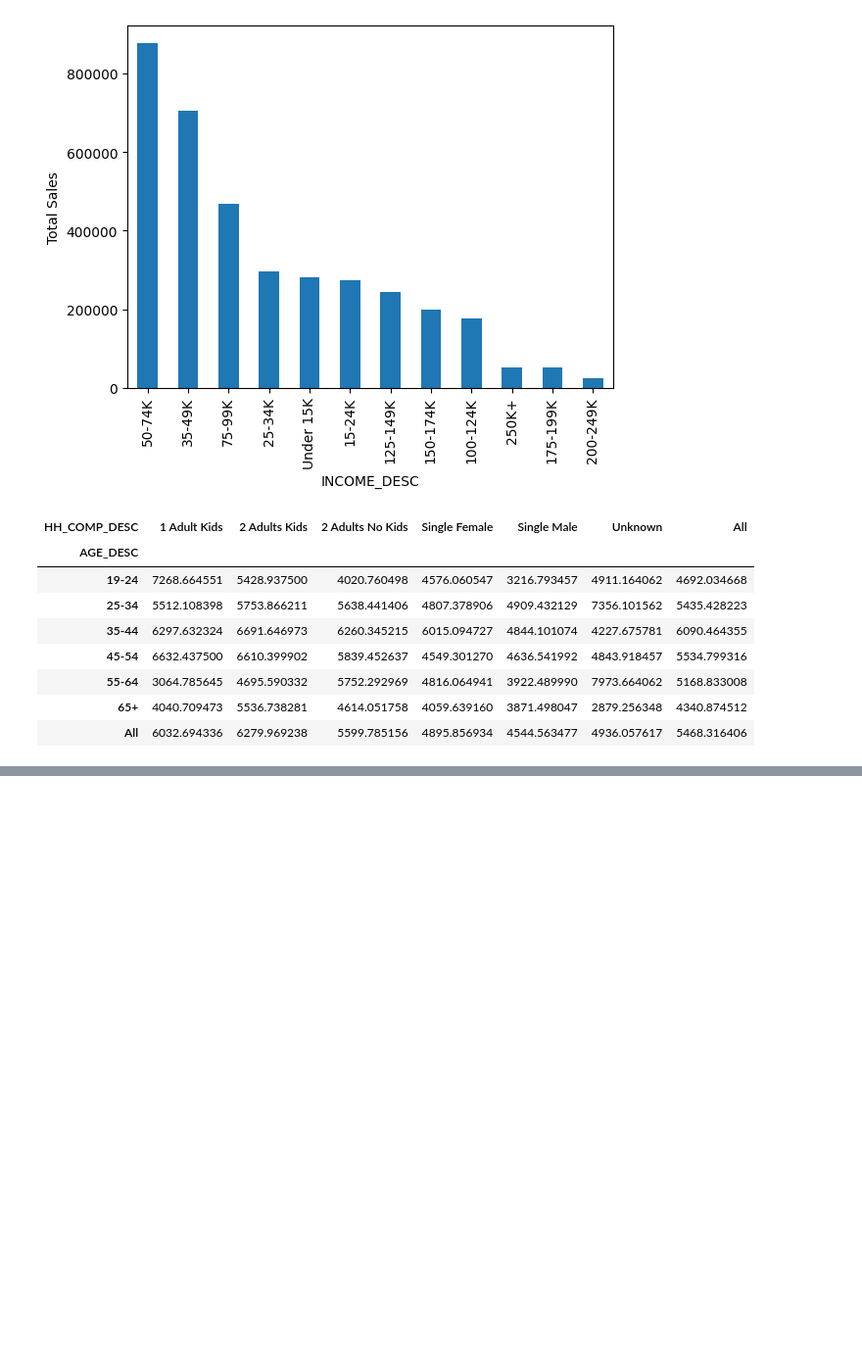
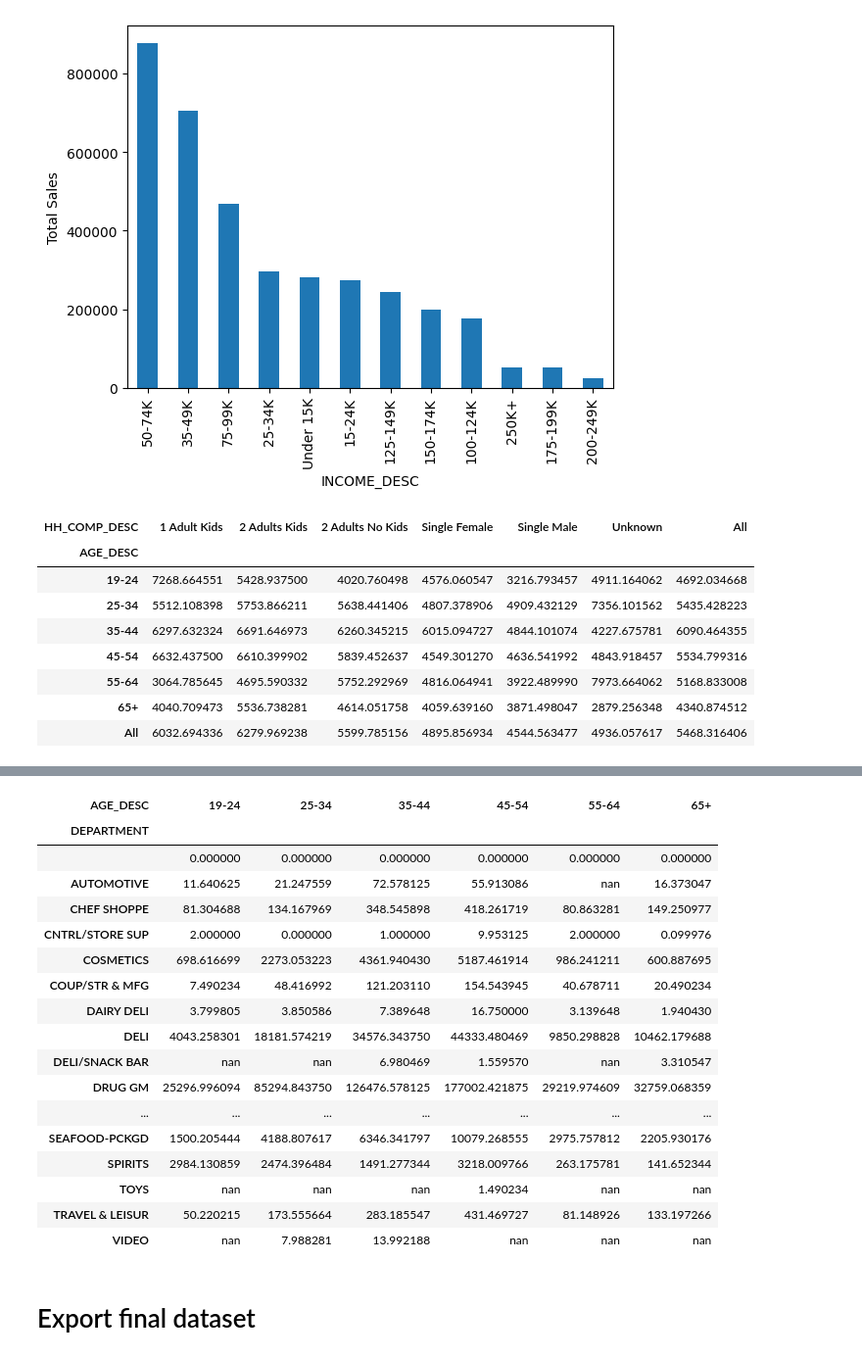
Before and after one commit to Mayar9/Mega_Market, a Jupyter notebook: Acquisition_target_data.ipynb, the cells around one changed output, grey strips where cells are left out. Shown at 98% size. Saved outputs shown, nothing was run; the diff lists cells and outputs as text; code cells hidden in the pictures; blank space fills up the shorter version.

Commit message:
Product Demographics Sales Analysis

```diff
--- a/Acquisition_target_data.ipynb
+++ b/Acquisition_target_data.ipynb
@@ -810,0 +823,6 @@ transactions_demograph.pivot_table(index='AGE_DESC', columns='HH_COMP_DESC', val
+# %%
+products = pd.read_csv(r'E:\MegaMarket_Project\megaMarket\changes\Maven CSV - NPz files\product.csv',
+            delimiter=',',
+            usecols=['PRODUCT_ID', 'DEPARTMENT'])
+
+products.head()
@@ -810,0 +885,3 @@ transactions_demograph.pivot_table(index='AGE_DESC', columns='HH_COMP_DESC', val
+# %%
+merged_dataset = transactions_df.merge(products, how='inner', left_on='PRODUCT_ID', right_on='PRODUCT_ID').merge(demographic, how='inner', left_on='household_key', right_on='household_key')
+merged_dataset
@@ -810,0 +922,25 @@ transactions_demograph.pivot_table(index='AGE_DESC', columns='HH_COMP_DESC', val
+# %%
+'''pivot the fully joined dataframe by AGE_DESC and DEPARTMENT, calculating the sum of sales. Which category does our youngest demographic perform well in?'''
+pivot_dataset = merged_dataset.pivot_table(index='DEPARTMENT', columns='AGE_DESC', values='SALES_VALUE', aggfunc='sum', observed=True).style.background_gradient(cmap='RdYlGn', axis=1)
+pivot_dataset
+# %% [output]
+| AGE_DESC | 19-24 | 25-34 | 35-44 | 45-54 | 55-64 | 65+ |
+| DEPARTMENT |  |  |  |  |  |  |
+|  | 0.000000 | 0.000000 | 0.000000 | 0.000000 | 0.000000 | 0.000000 |
+| AUTOMOTIVE | 11.640625 | 21.247559 | 72.578125 | 55.913086 | nan | 16.373047 |
+| CHEF SHOPPE | 81.304688 | 134.167969 | 348.545898 | 418.261719 | 80.863281 | 149.250977 |
+| CNTRL/STORE SUP | 2.000000 | 0.000000 | 1.000000 | 9.953125 | 2.000000 | 0.099976 |
+| COSMETICS | 698.616699 | 2273.053223 | 4361.940430 | 5187.461914 | 986.241211 | 600.887695 |
+| COUP/STR & MFG | 7.490234 | 48.416992 | 121.203110 | 154.543945 | 40.678711 | 20.490234 |
+| DAIRY DELI | 3.799805 | 3.850586 | 7.389648 | 16.750000 | 3.139648 | 1.940430 |
+| DELI | 4043.258301 | 18181.574219 | 34576.343750 | 44333.480469 | 9850.298828 | 10462.179688 |
+| DELI/SNACK BAR | nan | nan | 6.980469 | 1.559570 | nan | 3.310547 |
+| DRUG GM | 25296.996094 | 85294.843750 | 126476.578125 | 177002.421875 | 29219.974609 | 32759.068359 |
+| ... | ... | ... | ... | ... | ... | ... |
+| SEAFOOD-PCKGD | 1500.205444 | 4188.807617 | 6346.341797 | 10079.268555 | 2975.757812 | 2205.930176 |
+| SPIRITS | 2984.130859 | 2474.396484 | 1491.277344 | 3218.009766 | 263.175781 | 141.652344 |
+| TOYS | nan | nan | nan | 1.490234 | nan | nan |
+| TRAVEL & LEISUR | 50.220215 | 173.555664 | 283.185547 | 431.469727 | 81.148926 | 133.197266 |
+| VIDEO | nan | 7.988281 | 13.992188 | nan | nan | nan |
+# %% [markdown]
+# Export final dataset
```
Also changed, not shown: parts of 12 cells of this notebook, 1 other file.
